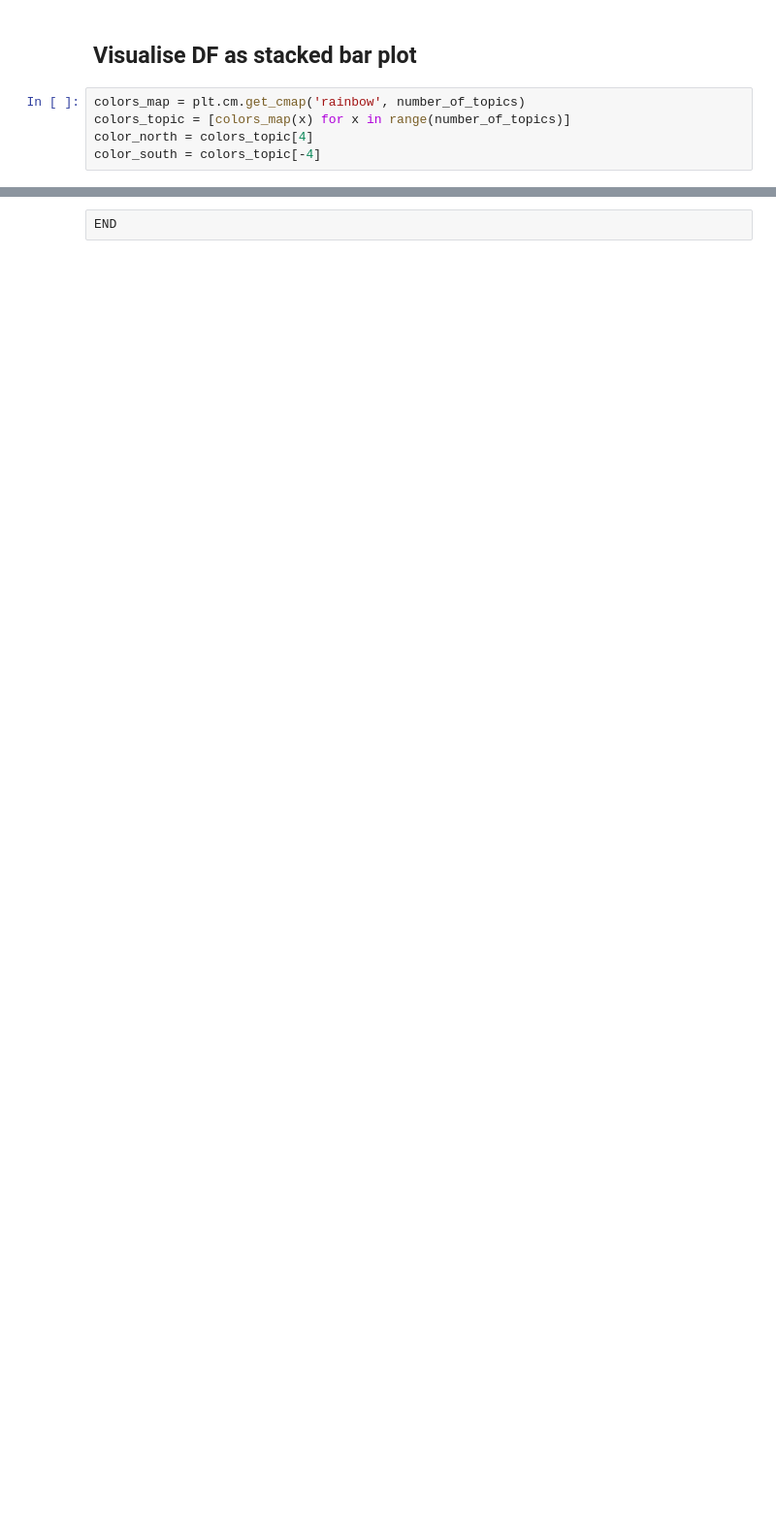
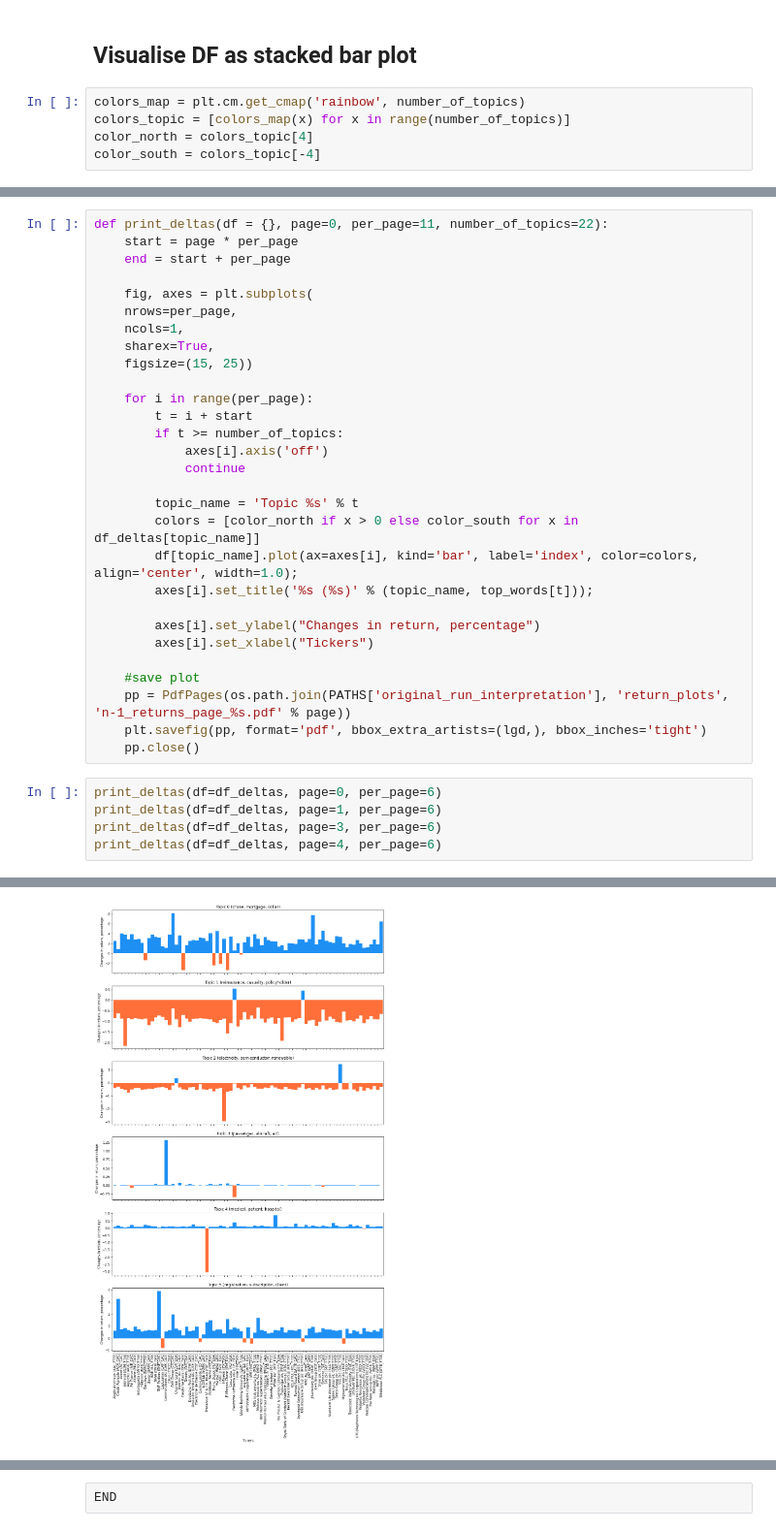
Before and after one commit to Arisiru/dtm-reports-analysis, a Jupyter notebook: notebooks/interpretation_n-1_experiment.ipynb, the cells around one changed output, grey strips where cells are left out. Shown: that part at 97% size. Cells and saved outputs as stored; diff of their text form; blank space fills up the shorter version.

```diff
--- a/notebooks/interpretation_n-1_experiment.ipynb
+++ b/notebooks/interpretation_n-1_experiment.ipynb
@@ -261,0 +360,35 @@ pp.close()
+# %%
+def print_deltas(df = {}, page=0, per_page=11, number_of_topics=22):
+    start = page * per_page
+    end = start + per_page
+
+    fig, axes = plt.subplots(
+    nrows=per_page,
+    ncols=1,
+    sharex=True,
+    figsize=(15, 25))
+
+    for i in range(per_page):
+        t = i + start
+        if t >= number_of_topics:
+            axes[i].axis('off')
+            continue
+
+        topic_name = 'Topic %s' % t
+        colors = [color_north if x > 0 else color_south for x in df_deltas[topic_name]]
+        df[topic_name].plot(ax=axes[i], kind='bar', label='index', color=colors, align='center', width=1.0);
+        axes[i].set_title('%s (%s)' % (topic_name, top_words[t]));
+
+        axes[i].set_ylabel("Changes in return, percentage")
+        axes[i].set_xlabel("Tickers")
+
+    #save plot
+    pp = PdfPages(os.path.join(PATHS['original_run_interpretation'], 'return_plots', 'n-1_returns_page_%s.pdf' % page))
+    plt.savefig(pp, format='pdf', bbox_extra_artists=(lgd,), bbox_inches='tight')
+    pp.close()
+# %%
+print_deltas(df=df_deltas, page=0, per_page=6)
+print_deltas(df=df_deltas, page=1, per_page=6)
+print_deltas(df=df_deltas, page=3, per_page=6)
+print_deltas(df=df_deltas, page=4, per_page=6)
+# %% [output]
@@ -261,0 +396 @@ pp.close()
+[figure, added]
```
Also changed, not shown: parts of 19 cells of this notebook, 32 other files.
